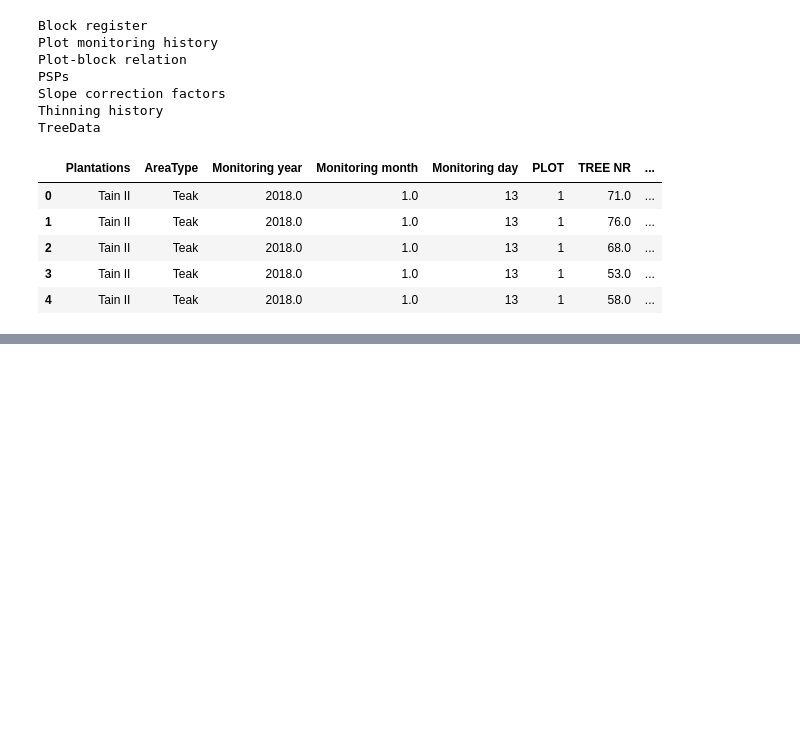
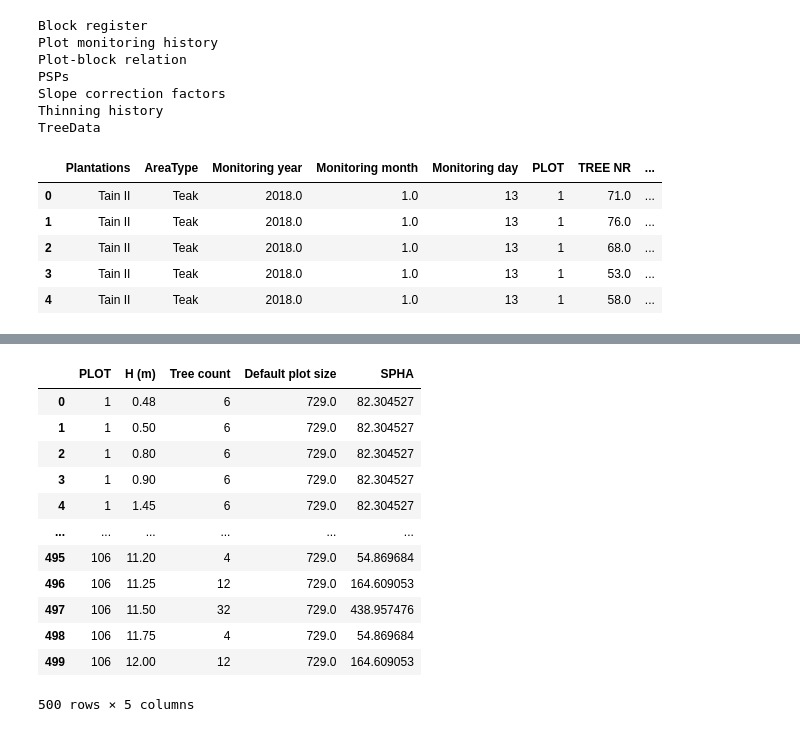
Before and after one commit to ds-gowusu/tree_growth_analytics, a Jupyter notebook: tree_growth_analysis.ipynb, the cells around one changed output, grey strips where cells are left out. Saved outputs shown, nothing was run; the diff lists cells and outputs as text; code cells hidden in the pictures; blank space fills up the shorter version.

Commit message:
updated tree growth

```diff
--- a/tree_growth_analysis.ipynb
+++ b/tree_growth_analysis.ipynb
@@ -44,0 +356,3 @@ df.head()
+# %%
+# compute plot size in ha
+df['Plot size (ha)'] = df['Default plot size'] / 10000
@@ -44,0 +368,3 @@ df.head()
+# %%
+# Count trees per plot
+tree_counts = df.groupby(['PLOT', 'Measuring date'])['H (m)'].count()
@@ -44,0 +391,23 @@ df.head()
+# %%
+# Merge back plot size (ha)
+plot_size = df[['PLOT', 'Default plot size']].drop_duplicates()
+result = tree_counts.merge(plot_size, on='PLOT')
+# %%
+# Compute Stems Per Hectare (SPHA)
+result['SPHA'] = (10000/result['Default plot size']) * result['Tree count']
+# %%
+result.head(500)
+# %% [output]
+|  | PLOT | H (m) | Tree count | Default plot size | SPHA |
+| 0 | 1 | 0.48 | 6 | 729.0 | 82.304527 |
+| 1 | 1 | 0.50 | 6 | 729.0 | 82.304527 |
+| 2 | 1 | 0.80 | 6 | 729.0 | 82.304527 |
+| 3 | 1 | 0.90 | 6 | 729.0 | 82.304527 |
+| 4 | 1 | 1.45 | 6 | 729.0 | 82.304527 |
+| ... | ... | ... | ... | ... | ... |
+| 495 | 106 | 11.20 | 4 | 729.0 | 54.869684 |
+| 496 | 106 | 11.25 | 12 | 729.0 | 164.609053 |
+| 497 | 106 | 11.50 | 32 | 729.0 | 438.957476 |
+| 498 | 106 | 11.75 | 4 | 729.0 | 54.869684 |
+| 499 | 106 | 12.00 | 12 | 729.0 | 164.609053 |
+500 rows × 5 columns
```
Also changed, not shown: parts of 43 cells of this notebook.
